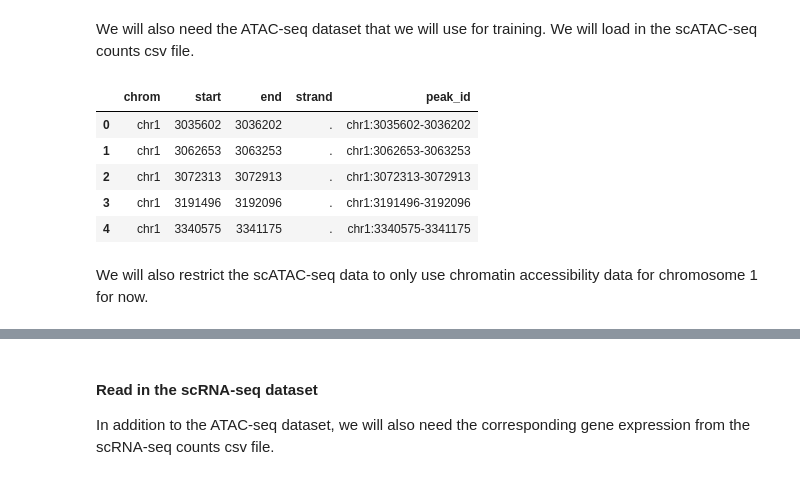
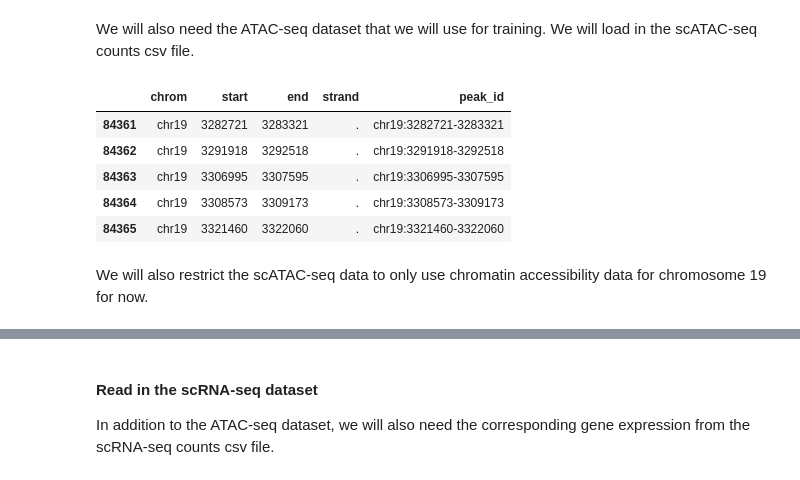
Before and after one commit to emoeller80281/Custom_GRN_Inference, a Jupyter notebook: dev/notebooks/transformer_model_testing.ipynb, the cells around one changed output, grey strips where cells are left out. Saved outputs shown, nothing was run; the diff lists cells and outputs as text; code cells hidden in the pictures.

```diff
--- a/dev/notebooks/transformer_model_testing.ipynb
+++ b/dev/notebooks/transformer_model_testing.ipynb
@@ -70,17 +70,17 @@ We will also need the ATAC-seq dataset that we will use for training. We will lo
 # %%
 mesc_atac_data = pd.read_parquet(os.path.join(sample_input_dir, "mESC_filtered_L2_E7.5_rep1_ATAC_processed.parquet")).set_index("peak_id")
 mesc_atac_peak_loc = mesc_atac_data.index
 mesc_atac_peak_loc = utils.format_peaks(mesc_atac_peak_loc)
-mesc_atac_peak_loc = mesc_atac_peak_loc[mesc_atac_peak_loc["chromosome"] == "chr1"]
+mesc_atac_peak_loc = mesc_atac_peak_loc[mesc_atac_peak_loc["chromosome"] == "chr19"]
 mesc_atac_peak_loc = mesc_atac_peak_loc.rename(columns={"chromosome":"chrom"})
 mesc_atac_peak_loc.head()
 # %% [output]
 |  | chrom | start | end | strand | peak_id |
-| 0 | chr1 | 3035602 | 3036202 | . | chr1:3035602-3036202 |
-| 1 | chr1 | 3062653 | 3063253 | . | chr1:3062653-3063253 |
-| 2 | chr1 | 3072313 | 3072913 | . | chr1:3072313-3072913 |
-| 3 | chr1 | 3191496 | 3192096 | . | chr1:3191496-3192096 |
-| 4 | chr1 | 3340575 | 3341175 | . | chr1:3340575-3341175 |
+| 84361 | chr19 | 3282721 | 3283321 | . | chr19:3282721-3283321 |
+| 84362 | chr19 | 3291918 | 3292518 | . | chr19:3291918-3292518 |
+| 84363 | chr19 | 3306995 | 3307595 | . | chr19:3306995-3307595 |
+| 84364 | chr19 | 3308573 | 3309173 | . | chr19:3308573-3309173 |
+| 84365 | chr19 | 3321460 | 3322060 | . | chr19:3321460-3322060 |
 # %% [markdown]
-We will also restrict the scATAC-seq data to only use chromatin accessibility data for chromosome 1 for now.
+We will also restrict the scATAC-seq data to only use chromatin accessibility data for chromosome 19 for now.
 # %%
```
Also changed, not shown: parts of 39 cells of this notebook, 4 other files.
